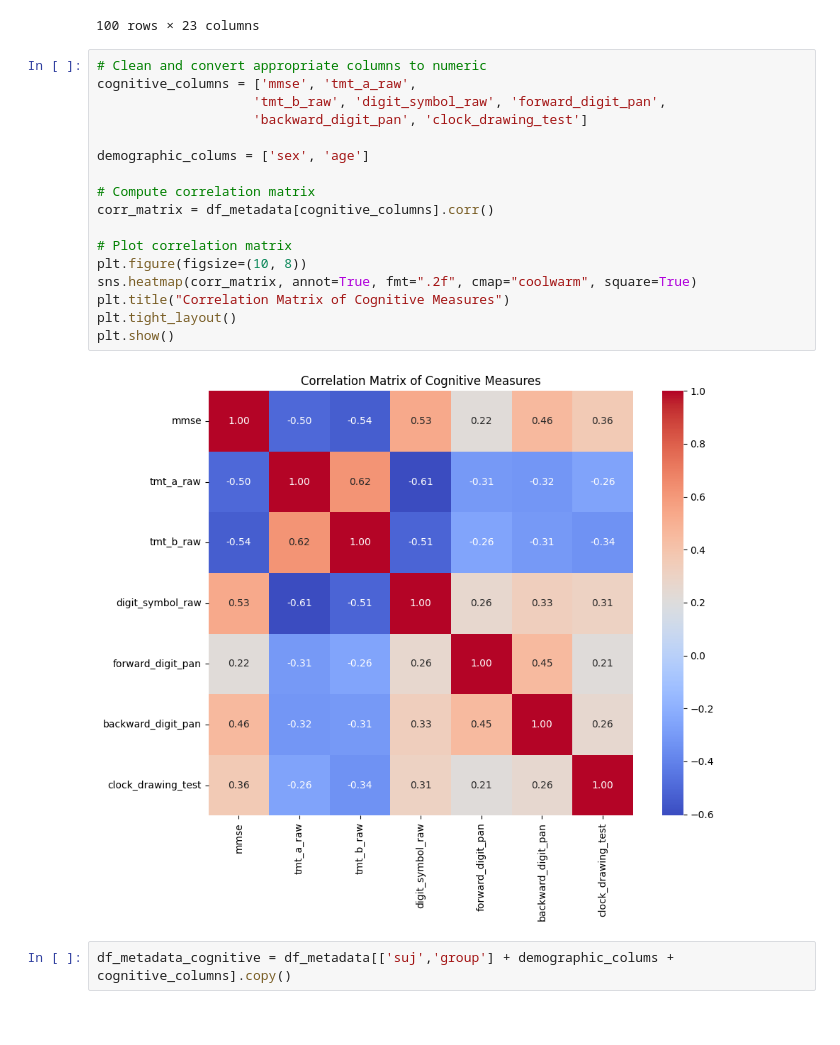
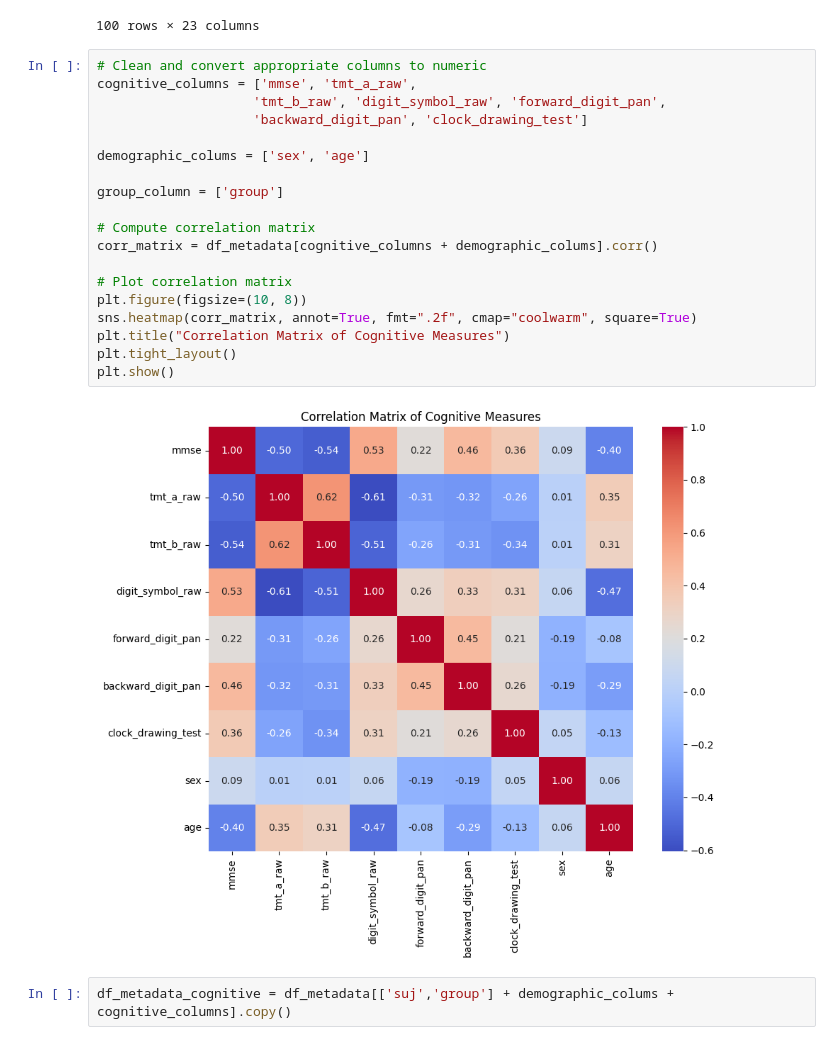
Before and after one commit to gianluca-capelo/tmt-analysis, a Jupyter notebook: notebooks/correlations.ipynb, the cells around one changed output. Cells and saved outputs as stored; diff of their text form.

Commit message:
correlations figure v1

```diff
--- a/notebooks/correlations.ipynb
+++ b/notebooks/correlations.ipynb
@@ -86,22 +86,24 @@ Index(['suj', 'group', 'clasificación de caso',
 # %%
 # Clean and convert appropriate columns to numeric
 cognitive_columns = ['mmse', 'tmt_a_raw',
                     'tmt_b_raw', 'digit_symbol_raw', 'forward_digit_pan',
                     'backward_digit_pan', 'clock_drawing_test']
 
 demographic_colums = ['sex', 'age']
 
+group_column = ['group']
+
 # Compute correlation matrix
-corr_matrix = df_metadata[cognitive_columns].corr()
+corr_matrix = df_metadata[cognitive_columns + demographic_colums].corr()
 
 # Plot correlation matrix
 plt.figure(figsize=(10, 8))
 sns.heatmap(corr_matrix, annot=True, fmt=".2f", cmap="coolwarm", square=True)
 plt.title("Correlation Matrix of Cognitive Measures")
 plt.tight_layout()
 plt.show()
 # %% [output]
-[figure, old version]
+[figure, new version]
 # %%
 df_metadata_cognitive = df_metadata[['suj','group'] + demographic_colums + cognitive_columns].copy()
 # %%
```
Also changed, not shown: parts of 6 cells of this notebook.
